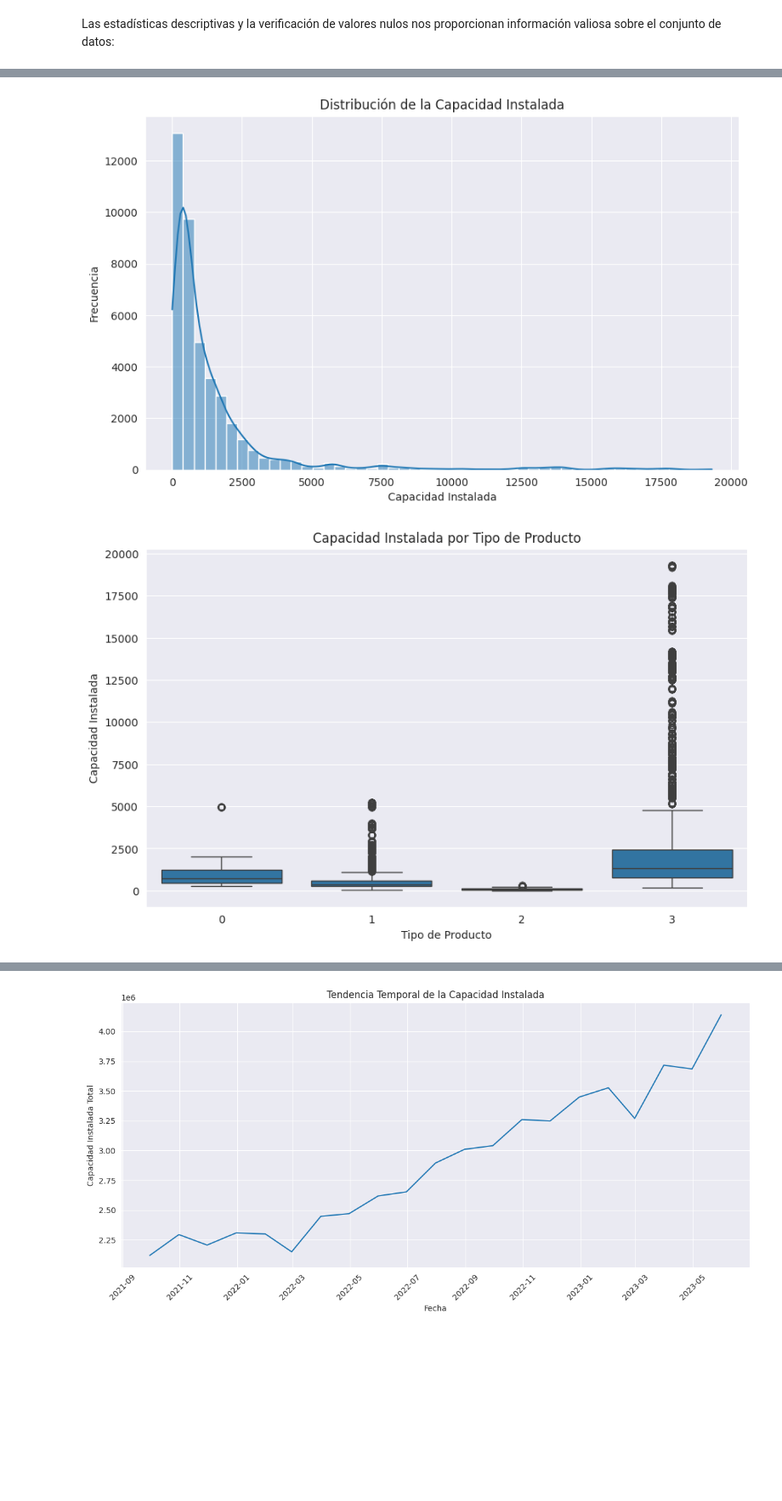
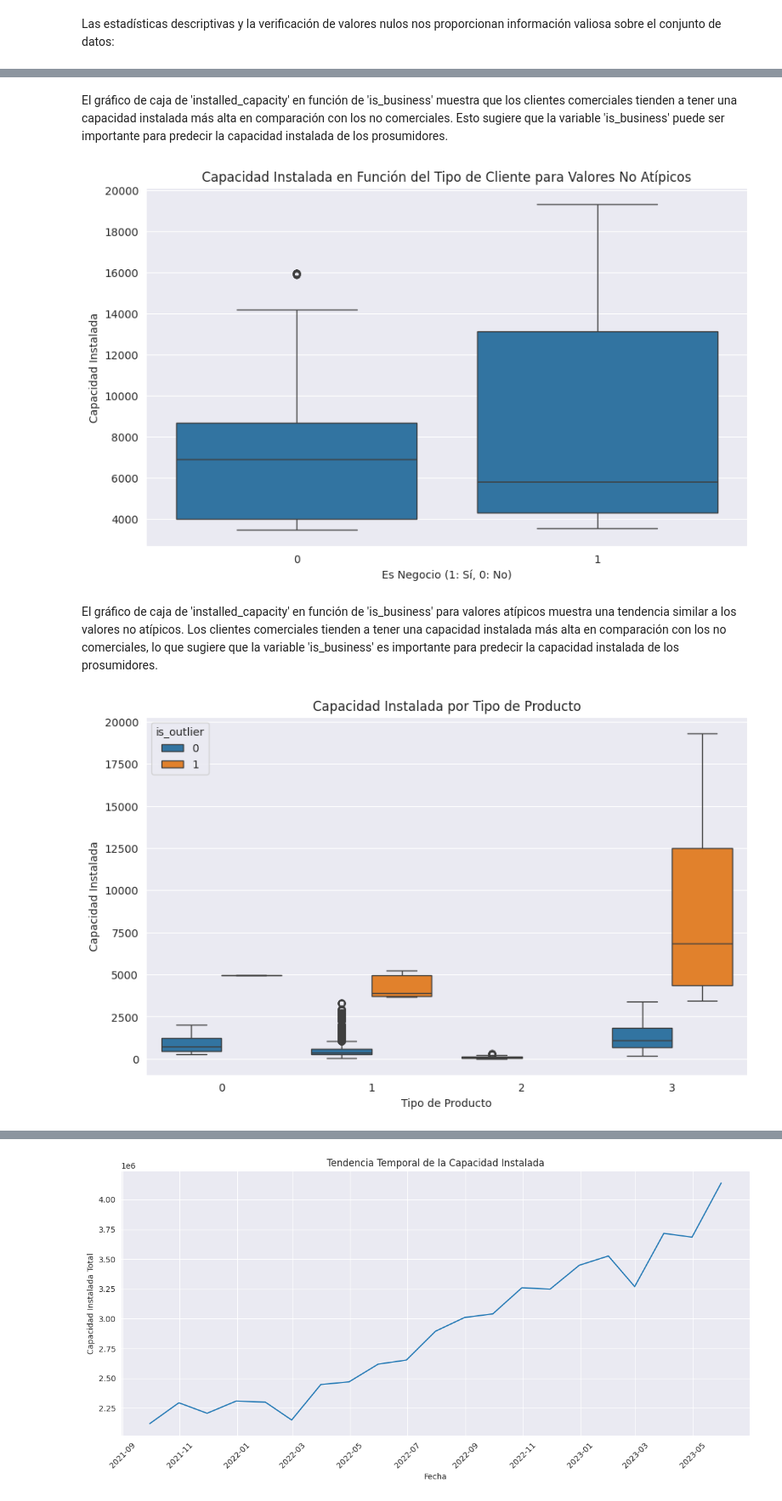
Before and after one commit to CCHidalgoG/enefit-master-work, a Jupyter notebook: scripts_and_notebooks/descriptiva.ipynb, the cells around one changed output, grey strips where cells are left out. Shown at 85% size. Cells and saved outputs as stored; diff of their text form; code cells hidden in the pictures; blank space fills up the shorter version.

```diff
--- a/scripts_and_notebooks/descriptiva.ipynb
+++ b/scripts_and_notebooks/descriptiva.ipynb
@@ -132,6 +289,7 @@ client.head()
 | 4 | 1 | 0 | 43 | 1411.00 | 1 | 2021-09-01 | 2 |
 # %%
 client.date = pd.to_datetime(client.date)
+client = client.rename(columns={'date': 'datetime_client'})
 # %% [markdown]
 Las estadísticas descriptivas y la verificación de valores nulos nos proporcionan información valiosa sobre el conjunto de datos:
 # %% [markdown]
@@ -180,0 +355,4 @@ descriptive_stats, null_values
+# %%
+client['is_outlier'] = client['installed_capacity'] > client['installed_capacity'].quantile(0.75) + 1.5 * (client['installed_capacity'].quantile(0.75) - client['installed_capacity'].quantile(0.25))
+# %%
+client['is_outlier'] = client['is_outlier'].astype(int)
@@ -181,27 +379,24 @@ descriptive_stats, null_values
+# %% [markdown]
+El gráfico de caja de 'installed_capacity' en función de 'is_business' muestra que los clientes comerciales tienden a tener una capacidad instalada más alta en comparación con los no comerciales. Esto sugiere que la variable 'is_business' puede ser importante para predecir la capacidad instalada de los prosumidores.
+# %%
+# Capacidad instalada en función de si es un negocio o no
+plt.figure(figsize=(10, 6))
+sns.boxplot(x='is_business', y='installed_capacity', data=client[client['is_outlier'] == 1])
+plt.title('Capacidad Instalada en Función del Tipo de Cliente para Valores No Atípicos')
+plt.xlabel('Es Negocio (1: Sí, 0: No)')
+plt.ylabel('Capacidad Instalada')
+plt.show()
+# %% [output]
+[figure, added]
+# %% [markdown]
+El gráfico de caja de 'installed_capacity' en función de 'is_business' para valores atípicos muestra una tendencia similar a los valores no atípicos. Los clientes comerciales tienden a tener una capacidad instalada más alta en comparación con los no comerciales, lo que sugiere que la variable 'is_business' es importante para predecir la capacidad instalada de los prosumidores.
 # %%
-# Distribución de 'installed_capacity'
-plt.figure(figsize=(10, 6))
-sns.histplot(client['installed_capacity'], bins=50, kde=True)
-plt.title('Distribución de la Capacidad Instalada')
-plt.xlabel('Capacidad Instalada')
-plt.ylabel('Frecuencia')
-plt.show()
-
 # Capacidad instalada en función del tipo de producto
 plt.figure(figsize=(10, 6))
-sns.boxplot(x='product_type', y='installed_capacity', data=client)
+sns.boxplot(x='product_type', y='installed_capacity', hue= 'is_outlier', data=client)
 plt.title('Capacidad Instalada por Tipo de Producto')
 plt.xlabel('Tipo de Producto')
 plt.ylabel('Capacidad Instalada')
 plt.show()
-
-# Capacidad instalada en función de si es un negocio o no
-plt.figure(figsize=(10, 6))
-sns.boxplot(x='is_business', y='installed_capacity', data=client)
-plt.title('Capacidad Instalada en Función del Tipo de Cliente')
-plt.xlabel('Es Negocio (1: Sí, 0: No)')
-plt.ylabel('Capacidad Instalada')
-plt.show()
 # %% [output]
-[figure, old version]
+[figure, new version]
-[figure, removed]
```
Also changed, not shown: parts of 93 cells of this notebook.
